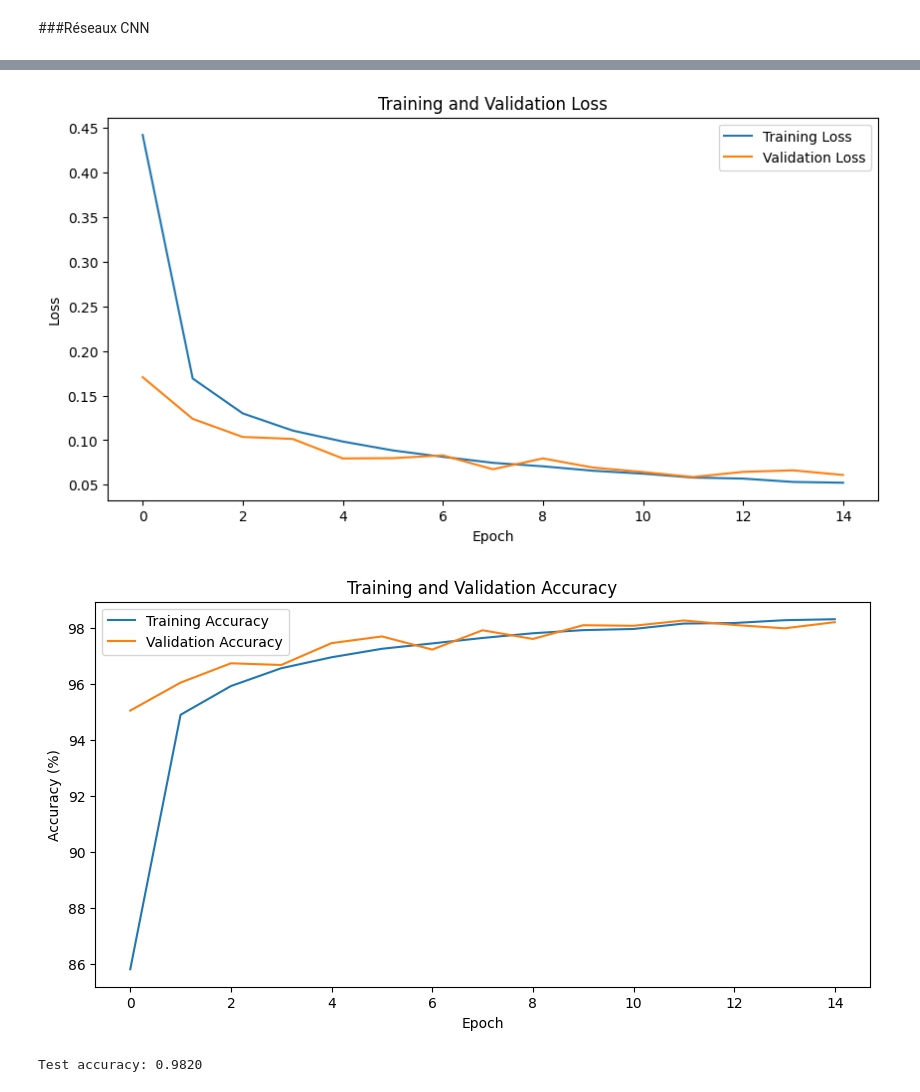
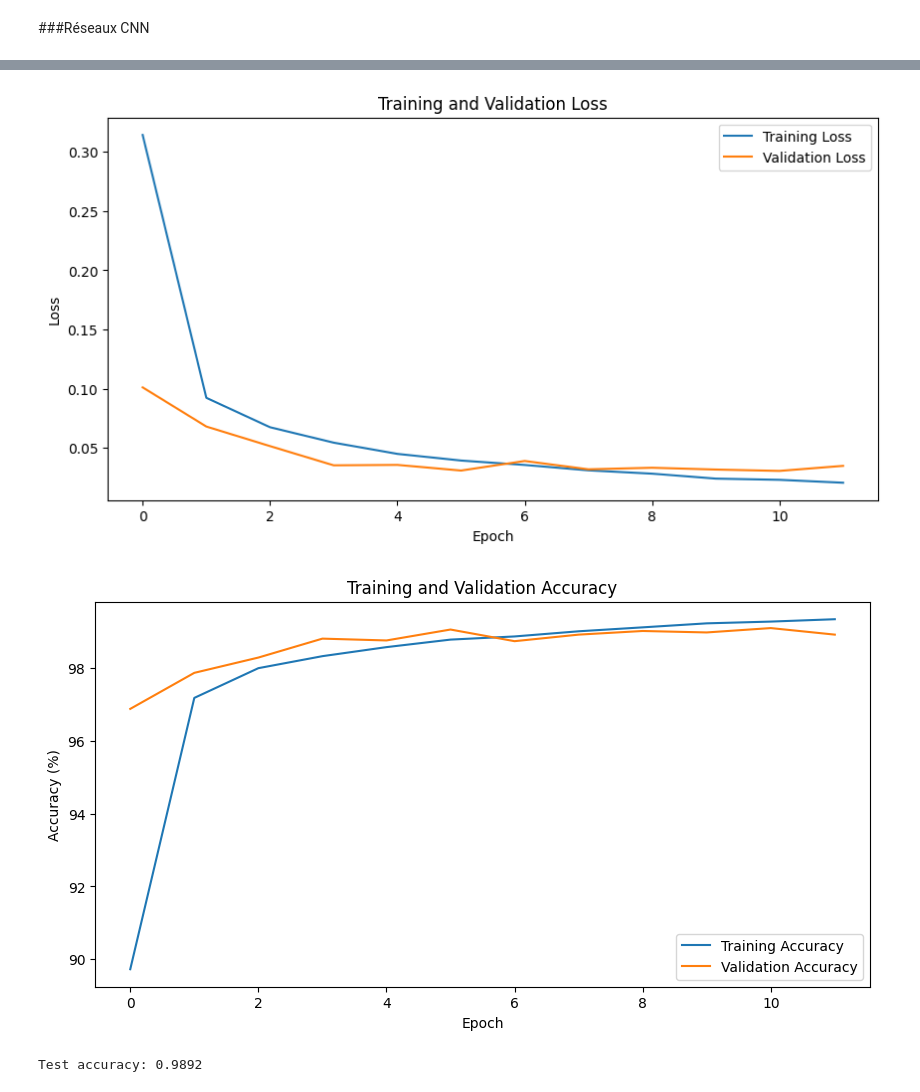
Before and after one commit to AntoinePERRETTE/ETRS923-IA-et-Objets-Connect-s, a Jupyter notebook: ETRS923.ipynb, the cells around one changed output, grey strips where cells are left out. Drawn from its saved outputs; the diff is of its cells as text; code cells hidden in the pictures.

```diff
--- a/ETRS923.ipynb
+++ b/ETRS923.ipynb
@@ -1100,12 +1100,12 @@ x_train, x_test = x_train / 255.0, x_test / 255.0
 
 print(f"Training set size: {x_train.shape}, Test set size: {x_test.shape}")
 
-x_train_tensor = torch.FloatTensor(x_train).unsqueeze(1) # Add channel dimension
-x_test_tensor = torch.FloatTensor(x_test).unsqueeze(1)   # Add channel dimension
+x_train_tensor = torch.FloatTensor(x_train).unsqueeze(1)
+x_test_tensor = torch.FloatTensor(x_test).unsqueeze(1)
 y_train_tensor = torch.LongTensor(y_train)
 y_test_tensor = torch.LongTensor(y_test)
 
-batch_size = 32
+batch_size = 64
 train_dataset = TensorDataset(x_train_tensor, y_train_tensor)
 test_dataset = TensorDataset(x_test_tensor, y_test_tensor)
 train_loader = DataLoader(train_dataset, batch_size=batch_size, shuffle=True)
@@ -1114,21 +1114,23 @@ test_loader = DataLoader(test_dataset, batch_size=batch_size, shuffle=False)
 class CustomNetwork(nn.Module):
     def __init__(self):
         super(CustomNetwork, self).__init__()
-        self.conv1 = nn.Conv2d(1, 2, 5)
+        self.conv1 = nn.Conv2d(1, 6, 5)
+        self.conv2 = nn.Conv2d(6, 12, 5)
+        self.conv3 = nn.Conv2d(12, 24, 3)
+        self.conv4 = nn.Conv2d(24, 48, 3)
         self.pool = nn.MaxPool2d(2, 2)
-        self.conv2 = nn.Conv2d(2, 4, 5)
-        # Corrected input features for the first fully connected layer
-        self.fc1 = nn.Linear(4 * 4 * 4, 50)
-        self.fc2 = nn.Linear(50, 25)
-        self.fc3 = nn.Linear(25, 10)
+        self.fc1 = nn.Linear(432, 108)
+        self.fc2 = nn.Linear(108, 27)
+        self.fc3 = nn.Linear(27, 10)
+        self.dropout = nn.Dropout(0.2)
         self.activate = nn.ReLU()
 
     def forward(self, x):
-        x = self.pool(self.activate(self.conv1(x)))
-        x = self.pool(self.activate(self.conv2(x)))
-        # Corrected flatten operation
-        x = x.view(-1, 4 * 4 * 4)
+        x = self.pool(self.activate(self.conv2(self.activate(self.conv1(x)))))
+        x = self.pool(self.activate(self.conv4(self.activate(self.conv3(x)))))
+        x = torch.flatten(x, 1)
         x = self.activate(self.fc1(x))
+        x = self.dropout(x)
         x = self.activate(self.fc2(x))
         x = self.fc3(x)
         return x
@@ -1143,7 +1145,7 @@ train_accs = []
 val_losses = []
 val_accs = []
 
-num_epochs = 15
+num_epochs = 12
 for epoch in range(num_epochs):
     model.train()
     running_loss = 0.0
@@ -1232,3 +1231,3 @@ Epoch 15/15 - loss: 0.0524 - accuracy: 98.3050 - val_loss: 0.0610 - val_accuracy
-[figure, old version]
+[figure, new version]
-[figure, old version]
+[figure, new version]
-Test accuracy: 0.9820
+Test accuracy: 0.9892
```
Also changed, not shown: parts of 1 cell of this notebook.
